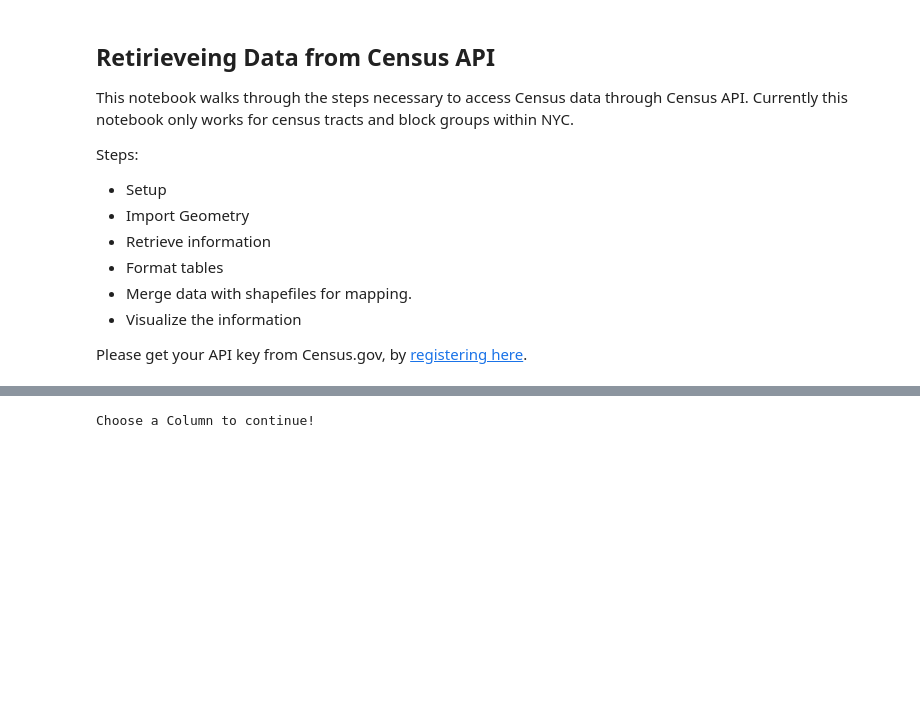
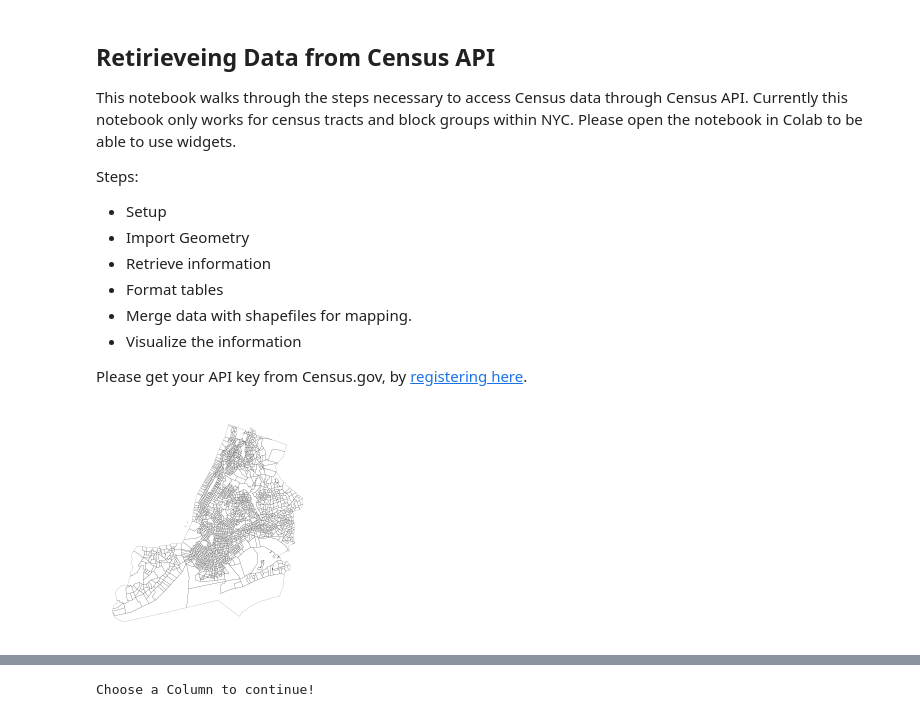
Before and after one commit to PrattSAVI/ACS, a Jupyter notebook: NYC_CensusTable.ipynb, the cells around one changed output, grey strips where cells are left out. Saved outputs shown, nothing was run; the diff lists cells and outputs as text; code cells hidden in the pictures; blank space fills up the shorter version.

```diff
--- a/NYC_CensusTable.ipynb
+++ b/NYC_CensusTable.ipynb
@@ -3,6 +1,6 @@
 # %% [markdown]
 ## Retirieveing Data from Census API
-This notebook walks through the steps necessary to access Census data through Census API. Currently this notebook only works for census tracts and block groups within NYC.
+This notebook walks through the steps necessary to access Census data through Census API. Currently this notebook only works for census tracts and block groups within NYC. Please open the notebook in Colab to be able to use widgets.
 
 Steps:
 * Setup
@@ -27,31 +25,33 @@ import seaborn as sns
 # %%
 #@title ### Enter Parameters
 #@markdown Define Geometry Resolution, Table/Group Name, Product and Year
 
-Table_name = "B19013" #@param ["B19013", "S1701", "S2201"] {allow-input: true}
+Table_name = "S1701" #@param ["B19013", "S1701", "S2201"] {allow-input: true}
 Product = "acs5" #@param[ "acs5", "acs1" ]
 Year = 2018 #@param[2019,2018,2017,2016,2015,2014,2013,2012,2011,2010]
 api_key = '155e59c93c8216ac7e2a18584db8417bf7279f7f' #@param
 Analysis_Geometry = "Census Tract"  #@param ['Census Tract', 'Block Group' ]
 
 if Analysis_Geometry == 'Census Tract':
   Analysis_Geometry = 'tract'
 elif Analysis_Geometry == 'Block Group':
   Analysis_Geometry = 'block%20group'
 
 if Analysis_Geometry == 'tract':
   gdf = gpd.read_file( r'https://raw.githubusercontent.com/PrattSAVI/ACS/master/data/2018_NYC_TRACT.geojson')
 if Analysis_Geometry == 'block%20group':
   gdf = gpd.read_file( r'https://raw.githubusercontent.com/PrattSAVI/ACS/master/data/2018_NYC_BG.geojson')
 
 gdf.plot(
     facecolor="none",
     edgecolor="black",
     lw = 0.1,
 )
 plt.tick_params(left=False , bottom = False , labelleft=False, labelbottom=False)
 sns.despine( left = True , bottom = True)
 plt.show()
+# %% [output]
+[figure, added]
 # %%
 
 bg = pd.DataFrame() #Empty DF to store all info
```
Also changed, not shown: parts of 2 cells of this notebook.
